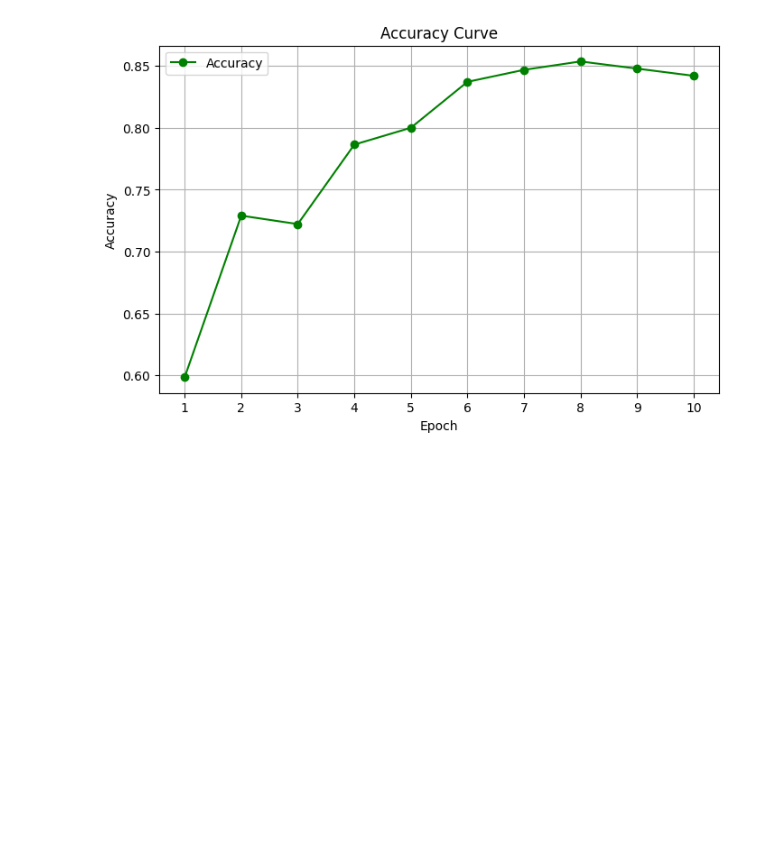
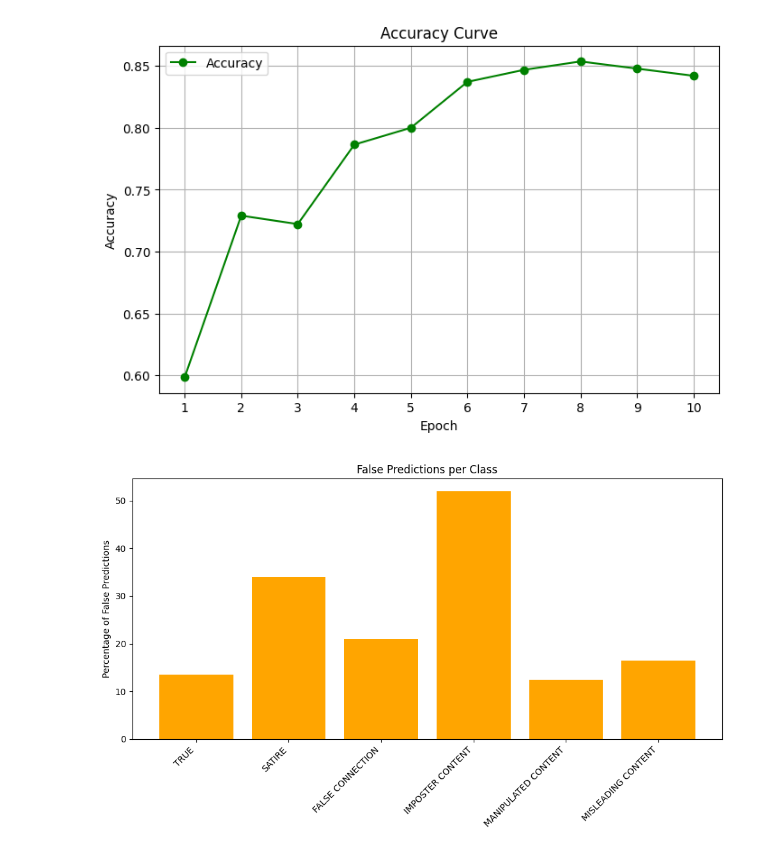
Before and after one commit to ol287/my-fakenews-model, a Jupyter notebook: plotting_graphs_fakenewsipynb.ipynb, the cells around one changed output. Cells and saved outputs as stored; diff of their text form; code cells hidden in the pictures; blank space fills up the shorter version.

```diff
--- a/plotting_graphs_fakenewsipynb.ipynb
+++ b/plotting_graphs_fakenewsipynb.ipynb
@@ -52,0 +84,24 @@ plt.show()
+# %%
+import matplotlib.pyplot as plt
+
+# Data
+classes = ['TRUE', 'SATIRE', 'FALSE CONNECTION', 'IMPOSTER CONTENT', 'MANIPULATED CONTENT', 'MISLEADING CONTENT']
+false_prediction_percentages = [13.5, 34, 21, 52, 12.5, 16.5]  # Example values based on your image
+
+# Plotting
+plt.figure(figsize=(10, 6))
+plt.bar(classes, false_prediction_percentages, color='orange')
+
+# Title and labels
+plt.title('False Predictions per Class')
+plt.xlabel('')
+plt.ylabel('Percentage of False Predictions')
+
+# Rotate x-axis labels
+plt.xticks(rotation=45, ha='right')
+
+# Show the plot
+plt.tight_layout()
+plt.show()
+# %% [output]
+[figure, added]
```
Also changed, not shown: parts of 1 cell of this notebook.
